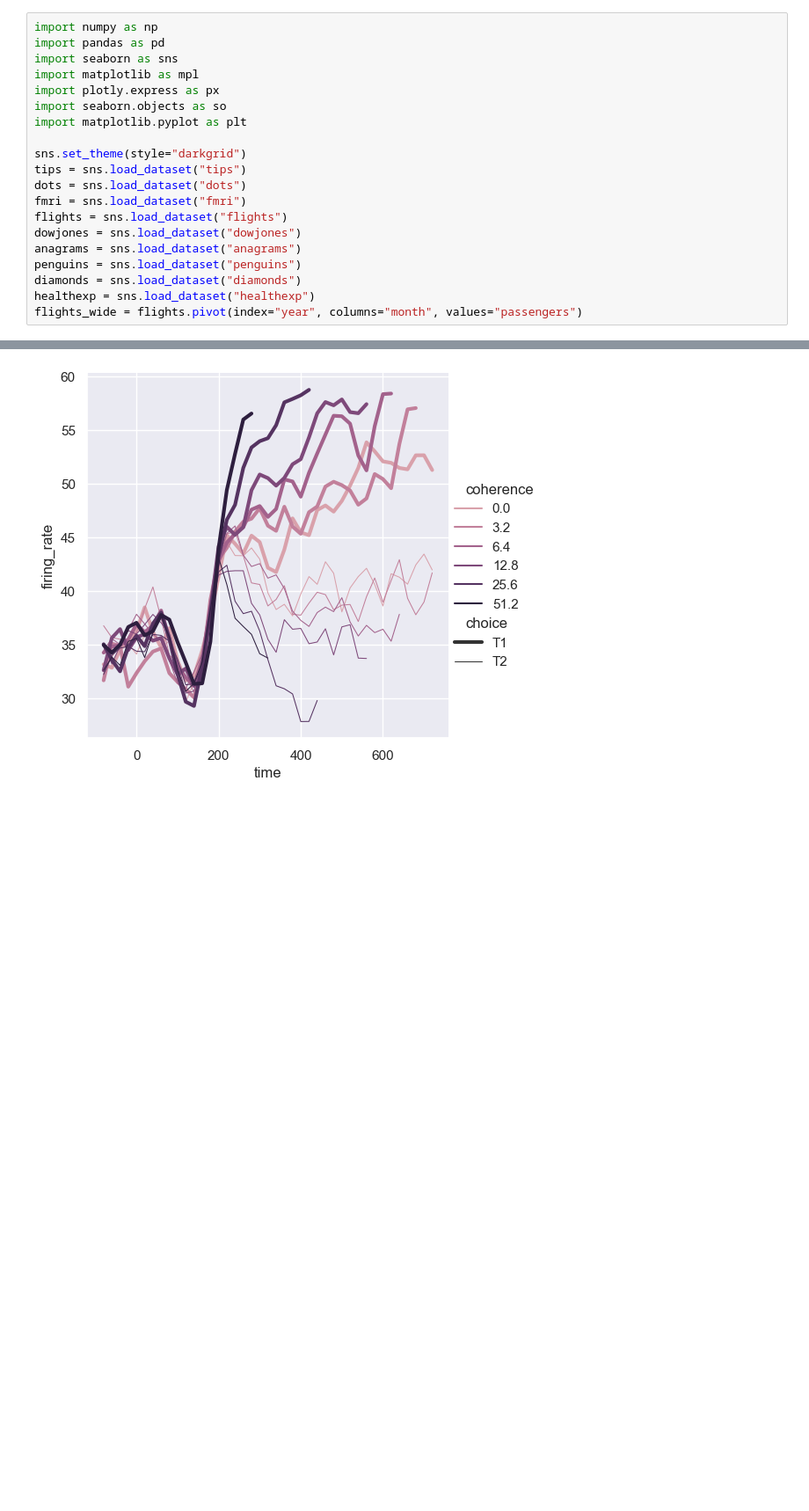
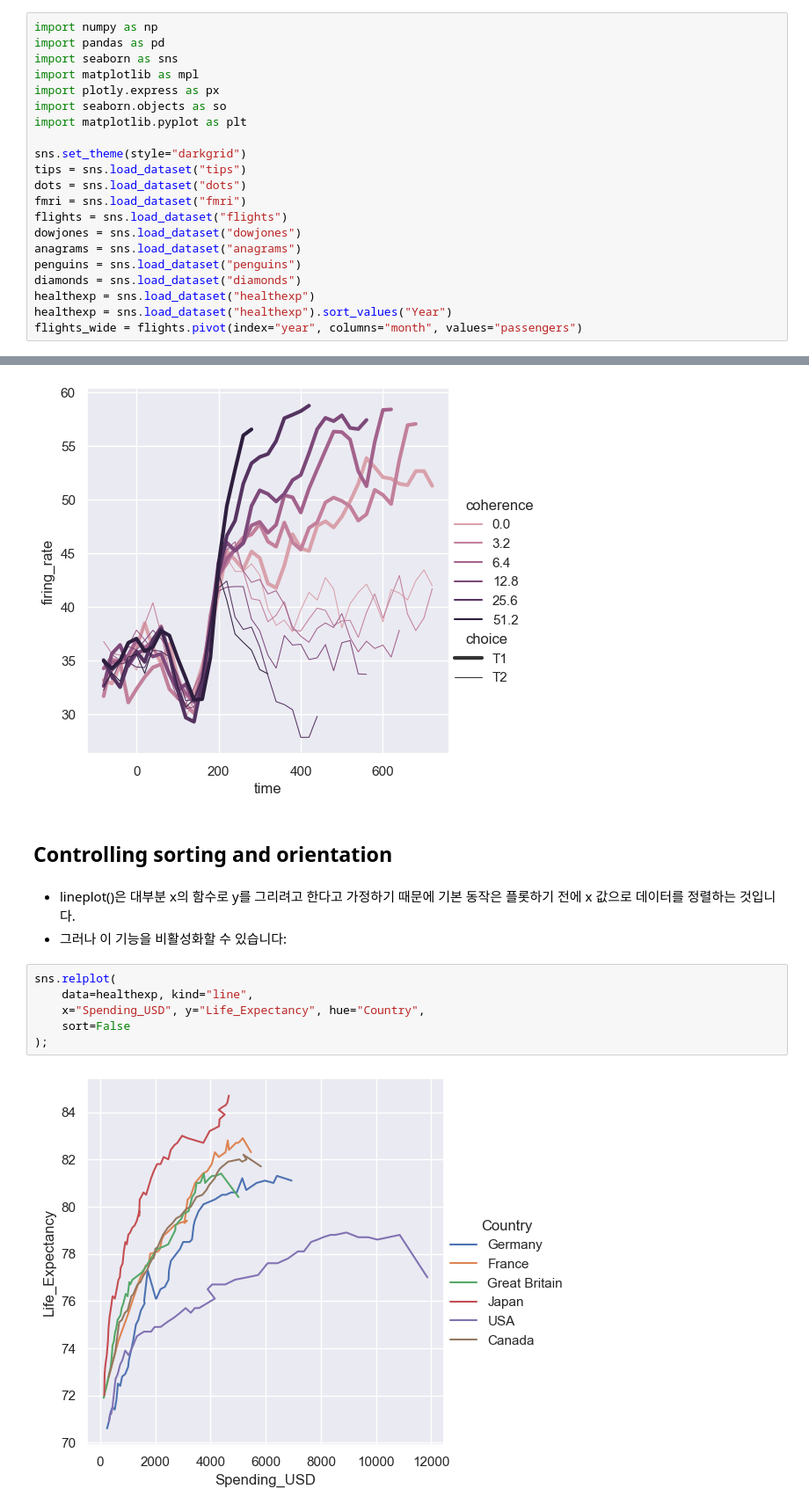
Before and after one commit to kinghy00/Seaborn-Tutorial, a Jupyter notebook: Visualizing_statistical_relationships.ipynb, the cells around one changed output, grey strips where cells are left out. Shown at 88% size. Cells and saved outputs as stored; diff of their text form; blank space fills up the shorter version.

```diff
--- a/Visualizing_statistical_relationships.ipynb
+++ b/Visualizing_statistical_relationships.ipynb
@@ -17,6 +17,7 @@ anagrams = sns.load_dataset("anagrams")
 penguins = sns.load_dataset("penguins")
 diamonds = sns.load_dataset("diamonds")
 healthexp = sns.load_dataset("healthexp")
+healthexp = sns.load_dataset("healthexp").sort_values("Year")
 flights_wide = flights.pivot(index="year", columns="month", values="passengers")
 # %% [markdown]
 # Visualizing statistical relationships
@@ -315,3 +316,16 @@ sns.relplot(
 );
 # %% [output]
 [figure]
+# %% [markdown]
+## Controlling sorting and orientation
+# %% [markdown]
+- lineplot()은 대부분 x의 함수로 y를 그리려고 한다고 가정하기 때문에 기본 동작은 플롯하기 전에 x 값으로 데이터를 정렬하는 것입니다.
+- 그러나 이 기능을 비활성화할 수 있습니다:
+# %%
+sns.relplot(
+    data=healthexp, kind="line",
+    x="Spending_USD", y="Life_Expectancy", hue="Country",
+    sort=False
+);
+# %% [output]
+[figure, added]
```
Also changed, not shown: parts of 11 cells of this notebook.
